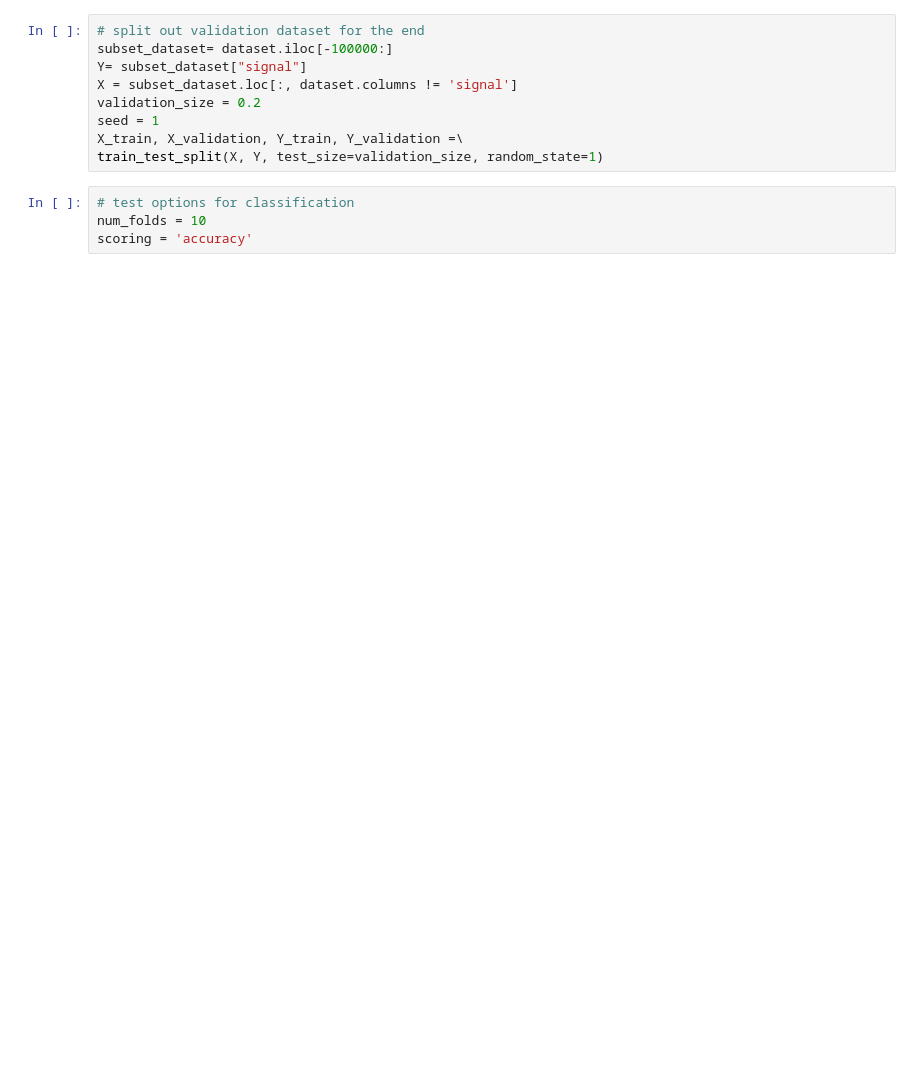
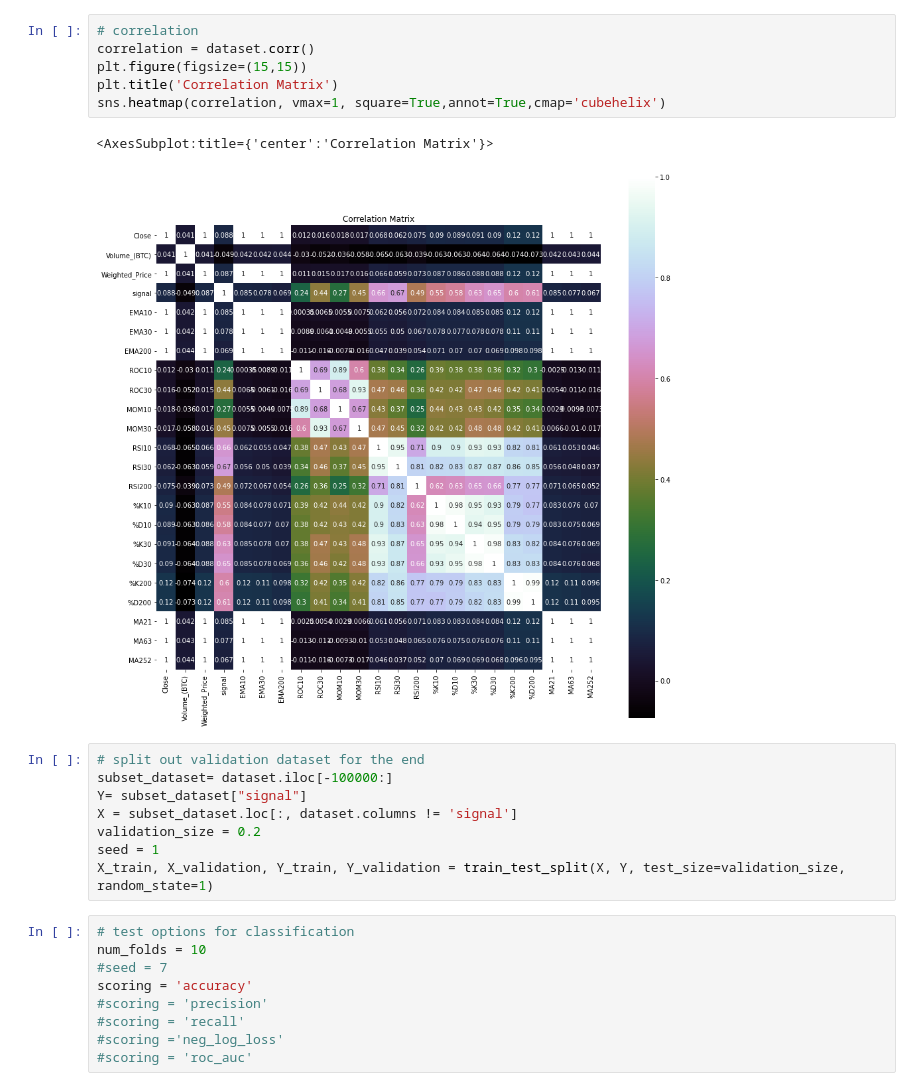
Before and after one commit to dlama001/Final-project-ML4T-large-cap-cryptos-, a Jupyter notebook: Bitcoin Trading Strategy.ipynb, the cells around one changed output. Cells and saved outputs as stored; diff of their text form; blank space fills up the shorter version.

```diff
--- a/Bitcoin Trading Strategy.ipynb
+++ b/Bitcoin Trading Strategy.ipynb
@@ -120,3 +212,12 @@ plt.show()
+# %%
+# correlation
+correlation = dataset.corr()
+plt.figure(figsize=(15,15))
+plt.title('Correlation Matrix')
+sns.heatmap(correlation, vmax=1, square=True,annot=True,cmap='cubehelix')
+# %% [output]
+<AxesSubplot:title={'center':'Correlation Matrix'}>
+[figure, added]
 # %%
 # split out validation dataset for the end
 subset_dataset= dataset.iloc[-100000:]
@@ -124,10 +225,14 @@ Y= subset_dataset["signal"]
 X = subset_dataset.loc[:, dataset.columns != 'signal']
 validation_size = 0.2
 seed = 1
-X_train, X_validation, Y_train, Y_validation =\
-train_test_split(X, Y, test_size=validation_size, random_state=1)
+X_train, X_validation, Y_train, Y_validation = train_test_split(X, Y, test_size=validation_size, random_state=1)
 # %%
 # test options for classification
 num_folds = 10
+#seed = 7
 scoring = 'accuracy'
+#scoring = 'precision'
+#scoring = 'recall'
+#scoring ='neg_log_loss'
+#scoring = 'roc_auc'
 # %%
```
Also changed, not shown: parts of 27 cells of this notebook, 1 other file.
